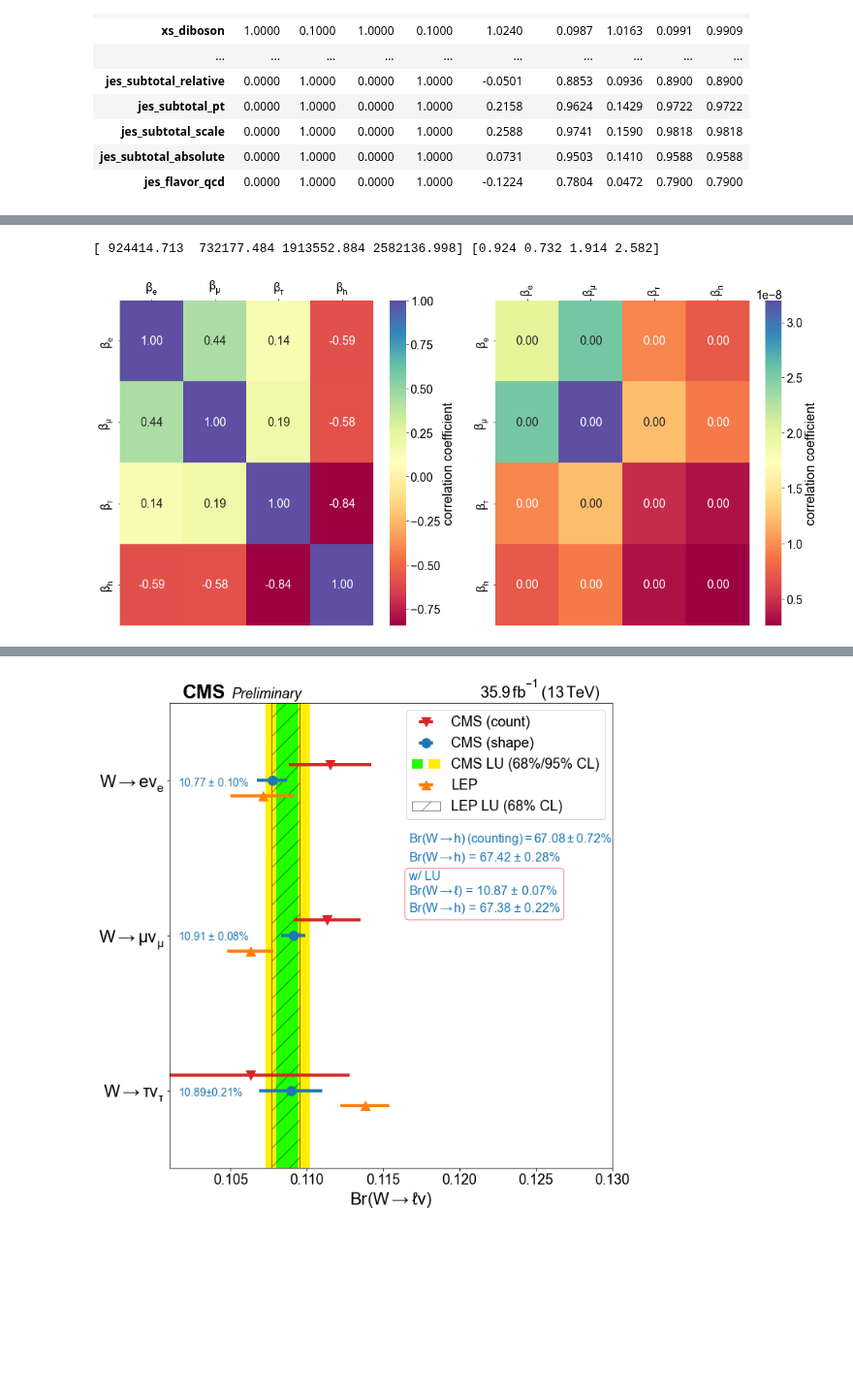
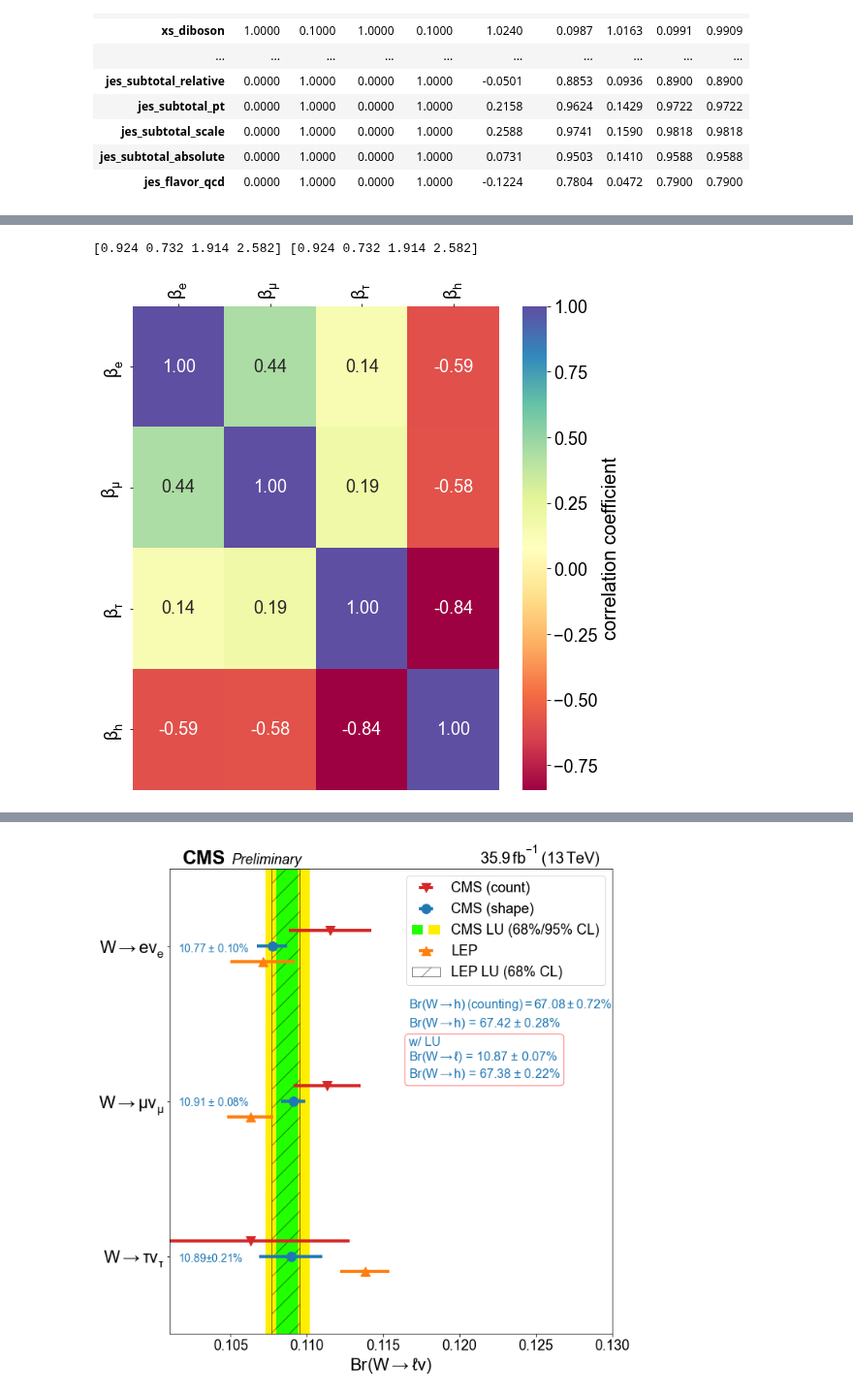
Before and after one commit to NWUHEP/analysis-tools, a Jupyter notebook: notebooks/baseline_fits.ipynb, the cells around one changed output, grey strips where cells are left out. Shown at 97% size. Drawn from its saved outputs; the diff is of its cells as text; code cells hidden in the pictures; blank space fills up the shorter version.

```diff
--- a/notebooks/baseline_fits.ipynb
+++ b/notebooks/baseline_fits.ipynb
@@ -117,7 +118,12 @@ fit_data = fh.FitData(input_dir, selections, processes,
 # prepare Asimov dataset
 parameters = fit_data._parameters
 params_pre = parameters['val_init'].values
-asimov_data = {cat:fit_data.mixture_model(parameters.val_init.values, cat) for cat in fit_data._model_data.keys()}
+if fit_data._ratio_test:
+    params_pre[:2] = params_pre[2]
+    asimov_data = {cat:fit_data.mixture_model(params_pre, cat) for cat in fit_data._model_data.keys()}
+    params_pre[:2] = 1.
+else:
+    asimov_data = {cat:fit_data.mixture_model(params_pre, cat) for cat in fit_data._model_data.keys()}
 
 # randomize initial values and values of constraints
 #fit_data._pval_init[4:] += np.random.randn(fit_data._nparams - 4)*fit_data._perr_init[4:]
@@ -143,7 +149,7 @@ fobj = partial(fit_data.objective,
                data = sample,
                do_bb_lite = True,
                no_shape = False,
-               lu_test = 0
+               lu_test = 0,
               )
 
 fobj_jac = partial(fit_data.objective_jacobian,
@@ -251,21 +257,21 @@ print(f' test hypothesis 2: q = {q2:.1f}, z = {z2:.1f}')
 # %%
 
 # calculate covariance matrix assuming LU
-print('Calculating full covariance...')
+print('Calculating covariance for null hypothesis (LU)...')
 p_mle = result_null.x
 fobj.keywords['lu_test'] = 0
 fobj_jac.keywords['lu_test'] = 0
 stderr_lu, corr_lu = fh.calculate_covariance(fobj, p_mle)
 
 # calculate covariance matrix assuming semi-LU
-print('Calculating full covariance...')
+print('Calculating covariance for partial LU hypothesis...')
 p_mle = result_alt1.x
-fobj.keywords['lu_test'] = 0
-fobj_jac.keywords['lu_test'] = 0
+fobj.keywords['lu_test'] = 1
+fobj_jac.keywords['lu_test'] = 1
 stderr_plu, corr_plu = fh.calculate_covariance(fobj, p_mle)
 
 # calculate covariance matrix from the inverse of the Hessian of the NLL
-print('Calculating full covariance...')
+print('Calculating covariance for non-LU hypothesis...')
 p_mle = result_alt2.x
 fobj.keywords['lu_test'] = 2
 fobj_jac.keywords['lu_test'] = 2
@@ -421,42 +434,42 @@ plt.show()
 # %%
 # produce correlation matrix
-fig, axes = plt.subplots(1, 2, facecolor='white', figsize=(16, 8))
+fig, axes = plt.subplots(1, 1, facecolor='white', figsize=(8, 8))
 
-ax = axes[0]
+ax = axes
 sns.heatmap(df_corr.iloc[:4, :4], cmap='Spectral', annot=True, fmt='.2f', ax=ax, cbar_kws={'label': r'correlation coefficient'})
 ax.set_xlabel('')
 ax.set_ylabel('')
 ax.xaxis.tick_top()
 #ax.xaxis.set_ticks(np.arange(0, df_corr.shape[0], 1))
 plt.xticks(rotation=90)
 
 # transform W branching fraction covariance by marginalizing over nuisance parameters
-cov = 1e6*corr*np.outer(stderr, stderr)
+cov = corr*np.outer(stderr, stderr)
 cov_inv = np.linalg.pinv(cov)
 U0 = cov_inv[:4, :4]
 V = cov_inv[:4, 4:]
 W0_inv = np.linalg.pinv(cov_inv[4:, 4:])
 IX = np.dot(V, np.dot(W0_inv, V.T))
-U = 1e-6*(U0 - IX)
+U = (U0 - IX)
 
 cov_new = np.linalg.pinv(U)
 err_new = np.sqrt(cov_new.diagonal())
-corr_new =  U/np.outer(err_new, err_new)
+corr_new =  cov_new/np.outer(err_new, err_new)
 df_corr_marginal = pd.DataFrame(corr_new, columns=p_labels_fancy[:4], index=p_labels_fancy[:4])
 print(100*err_new[:4]/0.108, 100*stderr[:4]/0.108)
 
-ax = axes[1]
-sns.heatmap(df_corr_marginal.iloc[:4, :4], cmap='Spectral', annot=True, fmt='.2f', ax=ax, cbar_kws={'label': r'correlation coefficient'})
-ax.set_xlabel('')
-ax.set_ylabel('')
-ax.xaxis.tick_top()
-#ax.xaxis.set_ticks(np.arange(0, df_corr.shape[0], 1))
-plt.xticks(rotation=90)
+#ax = axes[1]
+#sns.heatmap(df_corr_marginal, cmap='Spectral', annot=True, fmt='.2f', ax=ax, cbar_kws={'label': r'correlation coefficient'})
+#ax.set_xlabel('')
+#ax.set_ylabel('')
+#ax.xaxis.tick_top()
+##ax.xaxis.set_ticks(np.arange(0, df_corr.shape[0], 1))
+#plt.xticks(rotation=90)
 
 plt.tight_layout()
 plt.subplots_adjust(top=0.9)
 plt.savefig(f'plots/systematics/correlation_matrix_POI_{scenario}.pdf')
 plt.show()
 # %% [output]
-[ 924414.713  732177.484 1913552.884 2582136.998] [0.924 0.732 1.914 2.582]
+[0.924 0.732 1.914 2.582] [0.924 0.732 1.914 2.582]
-[figure, old version]
+[figure, new version]
```
Also changed, not shown: parts of 7 cells of this notebook, 6 other files.
